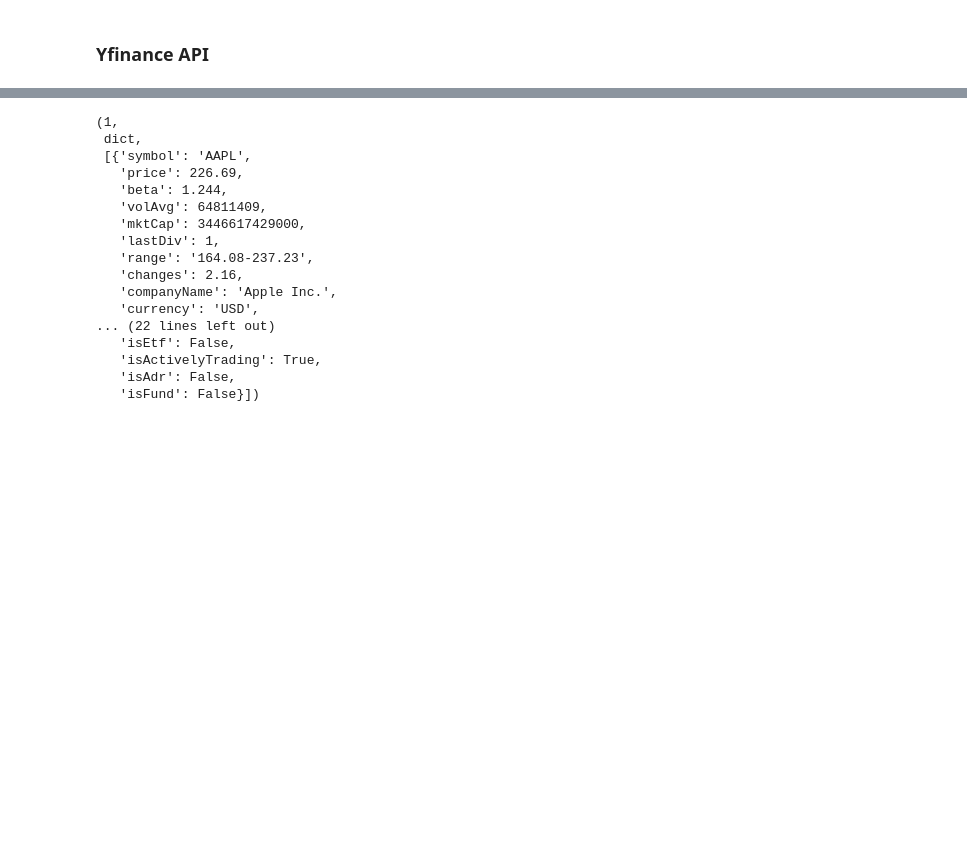
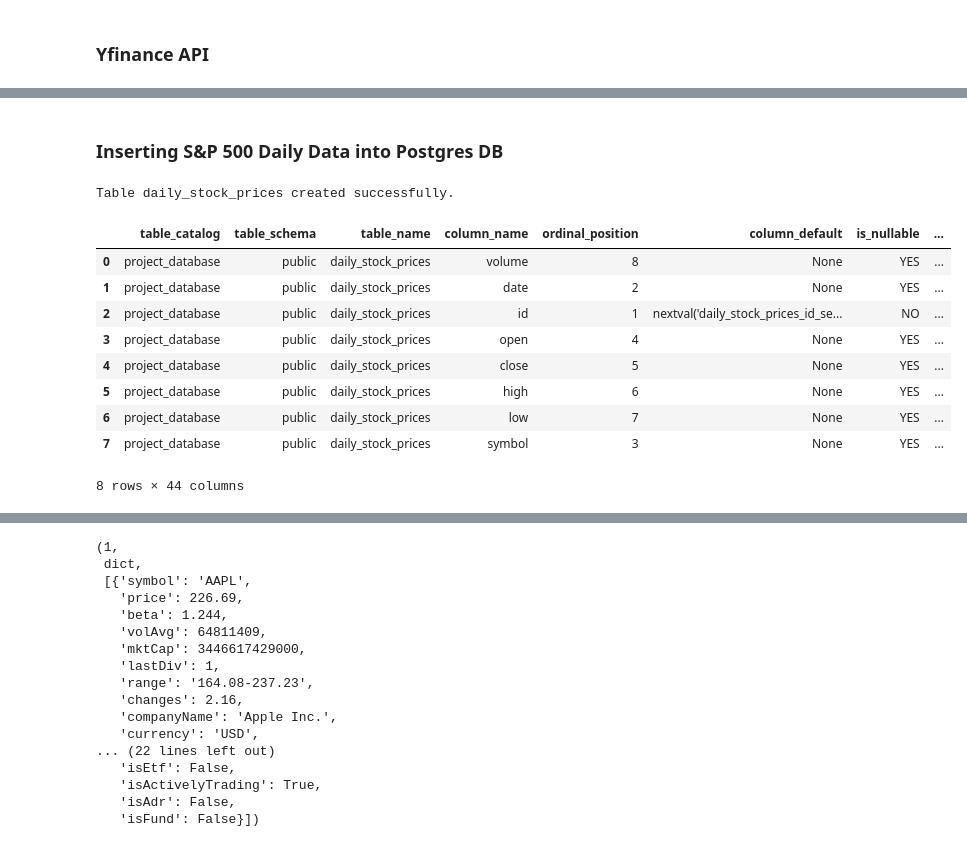
Before and after one commit to dvdhartsman/stock_data_project, a Jupyter notebook: Data_Downloads.ipynb, the cells around one changed output, grey strips where cells are left out. Cells and saved outputs as stored; diff of their text form; code cells hidden in the pictures; blank space fills up the shorter version.

```diff
--- a/Data_Downloads.ipynb
+++ b/Data_Downloads.ipynb
@@ -52,0 +61,2 @@ df.head()
+# %% [markdown]
+### Inserting S&P 500 Daily Data into Postgres DB
@@ -52,0 +73,62 @@ df.head()
+# %%
+# Function to create the table of stock profiles
+def create_daily_stock_prices_table():
+    """
+    Initialize a database for the FMP data about company profiles
+
+    Args:
+    ------------------
+    table_name| system variables are required in the call, but not passed directly to the function
+
+    Returns:
+    ------------------
+    None| creates postgreSQL database, managed by postgreSQL
+
+    Errors:
+    ------------------
+    Authorization Error: if system/environment variables are not already loaded in the script connection may not be made to db
+    """
+    with psycopg2.connect(
+        dbname=db_name,
+        user=db_user,
+        password=db_password,
+        host=db_host,
+        port=db_port
+    ) as connection:
+        with connection.cursor() as cursor:
+
+            create_table_query = """
+            CREATE TABLE IF NOT EXISTS daily_stock_prices (
+                id SERIAL PRIMARY KEY,
+                date DATE,
+                symbol VARCHAR(10),
+                open FLOAT,
+                close FLOAT,
+                high FLOAT,
+                low FLOAT,
+                volume BIGINT
+            );
+            """
+            cursor.execute(create_table_query)
+            connection.commit()
+            print("Table daily_stock_prices created successfully.")
+
+# Create the Table
+create_daily_stock_prices_table()
+# %% [output]
+Table daily_stock_prices created successfully.
+# %%
+# Checking table creation and values
+pd.read_sql("""SELECT * FROM information_schema.columns WHERE table_name = 'daily_stock_prices';""",
+            create_engine(conn))
+# %% [output]
+|  | table_catalog | table_schema | table_name | column_name | ordinal_position | column_default | is_nullable | ... |
+| 0 | project_database | public | daily_stock_prices | volume | 8 | None | YES | ... |
+| 1 | project_database | public | daily_stock_prices | date | 2 | None | YES | ... |
+| 2 | project_database | public | daily_stock_prices | id | 1 | nextval('daily_stock_prices_id_se... | NO | ... |
+| 3 | project_database | public | daily_stock_prices | open | 4 | None | YES | ... |
+| 4 | project_database | public | daily_stock_prices | close | 5 | None | YES | ... |
+| 5 | project_database | public | daily_stock_prices | high | 6 | None | YES | ... |
+| 6 | project_database | public | daily_stock_prices | low | 7 | None | YES | ... |
+| 7 | project_database | public | daily_stock_prices | symbol | 3 | None | YES | ... |
+8 rows × 44 columns
```
Also changed, not shown: parts of 12 cells of this notebook.
